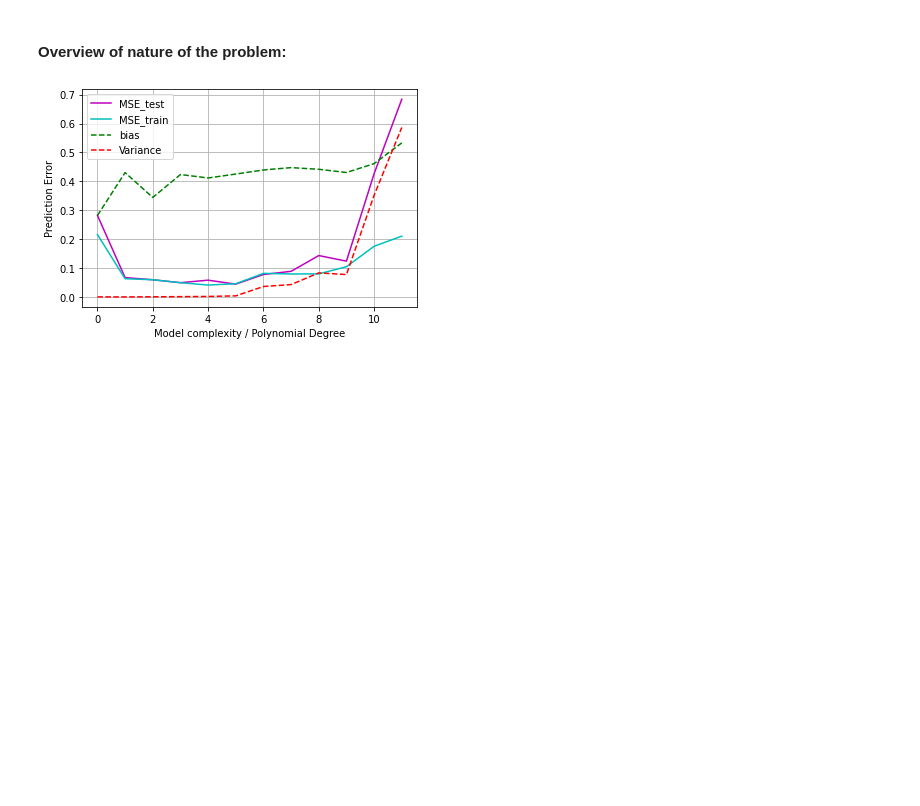
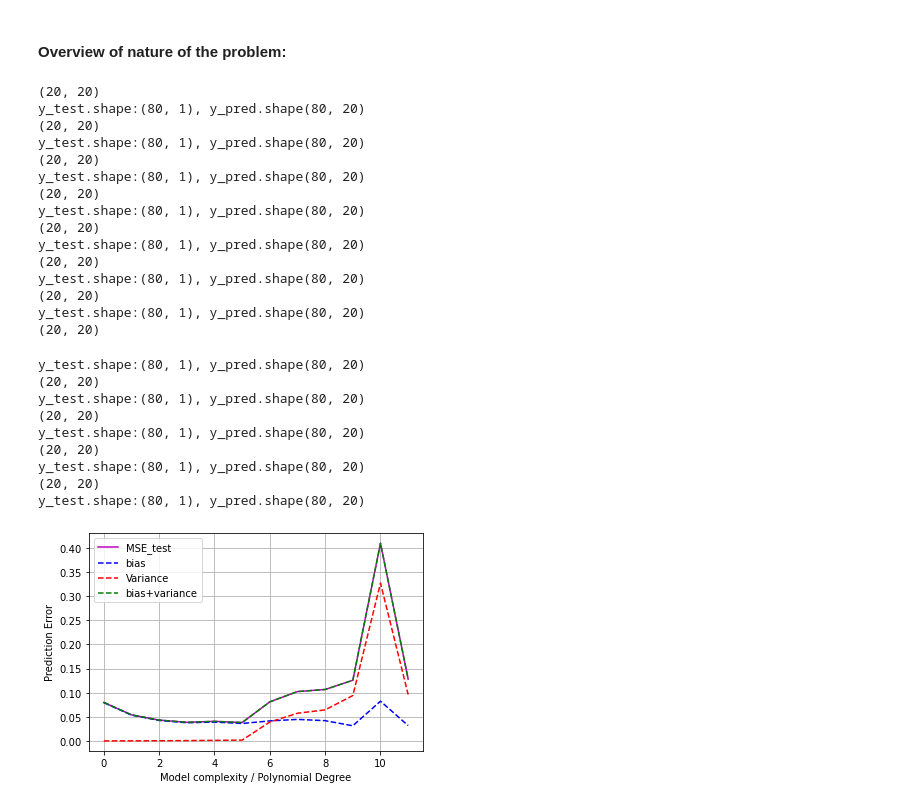
Before and after one commit to AndreasBordvik/FYS-STK4155-Prj1_report, a Jupyter notebook: code/Exercise2.ipynb, the cells around one changed output. Saved outputs shown, nothing was run; the diff lists cells and outputs as text; code cells hidden in the pictures; blank space fills up the shorter version.

```diff
--- a/code/Exercise2.ipynb
+++ b/code/Exercise2.ipynb
@@ -17,13 +17,14 @@ from tqdm import tqdm
 # %%
 np.random.seed(4155)
 maxdegree = 12
-n = 400
+n = 20
 x = np.sort(np.random.uniform(0, 1, n))
 y = np.sort(np.random.uniform(0, 1, n))
+x,y = np.meshgrid(x,y)
 z = common.FrankeFunction(x, y) + 0.2*np.random.normal(0, size = n)
 # %%
 #TODO: Number of bootstraps?
-n_boostraps = 1000
+n_boostraps = 20
 MSE_test = np.zeros(maxdegree)
 MSE_train = np.zeros(maxdegree)
 polydegree = np.zeros(maxdegree)
@@ -33,11 +34,11 @@ variance = np.zeros(maxdegree)
 
 
 for degree in tqdm(range(maxdegree), desc = f"Looping through polynomials up to {n} degrees with {n_boostraps} bootstraps: "):
-    model = LinearRegression()
+    #model = LinearRegression()
     #model= make_pipeline(PolynomialFeatures(degree=degree), LinearRegression(fit_intercept=False))
     X = common.create_X(x, y, n=degree)
-    X_train, X_test, y_train, y_test = train_test_split(X, z, test_size=0.2)
-
+    X_train, X_test, y_train, y_test = train_test_split(X, z.reshape(-1,1), test_size=0.2)
+    print(z.shape)
     #reshape for broadcasting in MSE_test and MSE_val
     y_test_ = np.reshape(y_test, newshape=(y_test.shape[0],1))
     #reshape for broadcasting in MSE_test and MSE_val
@@ -49,40 +50,65 @@ for degree in tqdm(range(maxdegree), desc = f"Looping through polynomials up to
     scaler = StandardScaler()
     scaler.fit(X_train)
     X_train_scaled = scaler.transform(X_train)
     X_test_scaled = scaler.transform(X_test)
     y_pred = np.empty((y_test.shape[0], n_boostraps))
     y_fit = np.empty((y_train.shape[0], n_boostraps))
 
     for i in range(n_boostraps):
         #bootstrap:
         x_, y_ = resample(X_train_scaled, y_train)
         #fit model to x_,y_ sample:
-        #print(f"y_.shape : {y_.shape}")
-        clf =  model.fit(x_, y_)
+        clf =  LinearRegression().fit(x_, y_)
         #fit model and predict on test data:
-        y_pred[:, i] = clf.predict(X_test_scaled)
+        y_pred[:, i] = clf.predict(X_test_scaled).ravel()
         #predict on train data:
-        y_fit[:,i] = clf.predict(X_train_scaled)
+        y_fit[:,i] = clf.predict(x_).ravel()
 
 
     polydegree[degree] = degree
-
-    MSE_test[degree] = np.mean( np.mean((y_test_ - y_pred)**2, axis=1, keepdims=True) )
-    MSE_train[degree] = np.mean( np.mean((y_train_ - y_fit)**2, axis=1, keepdims=True) )
+    print(f"y_test.shape:{y_test.shape}, y_pred.shape{y_pred.shape}")
+    MSE_test[degree] = np.mean( np.mean((y_test - y_pred)**2, axis=1, keepdims=True ))
+    MSE_train[degree] = np.mean( np.mean((y_train - y_fit)**2, axis=1, keepdims=True ))
     bias[degree] = np.mean( (y_test - np.mean(y_pred, axis=1, keepdims=True))**2 )
     variance[degree] = np.mean( np.var(y_pred, axis=1, keepdims=True))
 
+
 plt.plot(polydegree, MSE_test,"m", label='MSE_test')
-plt.plot(polydegree, MSE_train,"c", label='MSE_train')
+# plt.plot(polydegree, MSE_train,"c", label='MSE_train')
 
-plt.plot(polydegree, bias,"g--", label='bias')
+plt.plot(polydegree, bias,"b--", label='bias')
 plt.plot(polydegree, variance,"r--", label='Variance')
+plt.plot(polydegree, bias+variance,"g--", label='bias+variance')
 
 plt.xlabel("Model complexity / Polynomial Degree")
 plt.ylabel("Prediction Error")
 
 plt.grid(True)
 plt.legend()
 plt.show()
 # %% [output]
+(20, 20)
+y_test.shape:(80, 1), y_pred.shape(80, 20)
+(20, 20)
+y_test.shape:(80, 1), y_pred.shape(80, 20)
+(20, 20)
+y_test.shape:(80, 1), y_pred.shape(80, 20)
+(20, 20)
+y_test.shape:(80, 1), y_pred.shape(80, 20)
+(20, 20)
+y_test.shape:(80, 1), y_pred.shape(80, 20)
+(20, 20)
+y_test.shape:(80, 1), y_pred.shape(80, 20)
+(20, 20)
+y_test.shape:(80, 1), y_pred.shape(80, 20)
+(20, 20)
+y_test.shape:(80, 1), y_pred.shape(80, 20)
+(20, 20)
+y_test.shape:(80, 1), y_pred.shape(80, 20)
+(20, 20)
+y_test.shape:(80, 1), y_pred.shape(80, 20)
+(20, 20)
+y_test.shape:(80, 1), y_pred.shape(80, 20)
+(20, 20)
+y_test.shape:(80, 1), y_pred.shape(80, 20)
-[figure, old version]
+[figure, new version]
```
